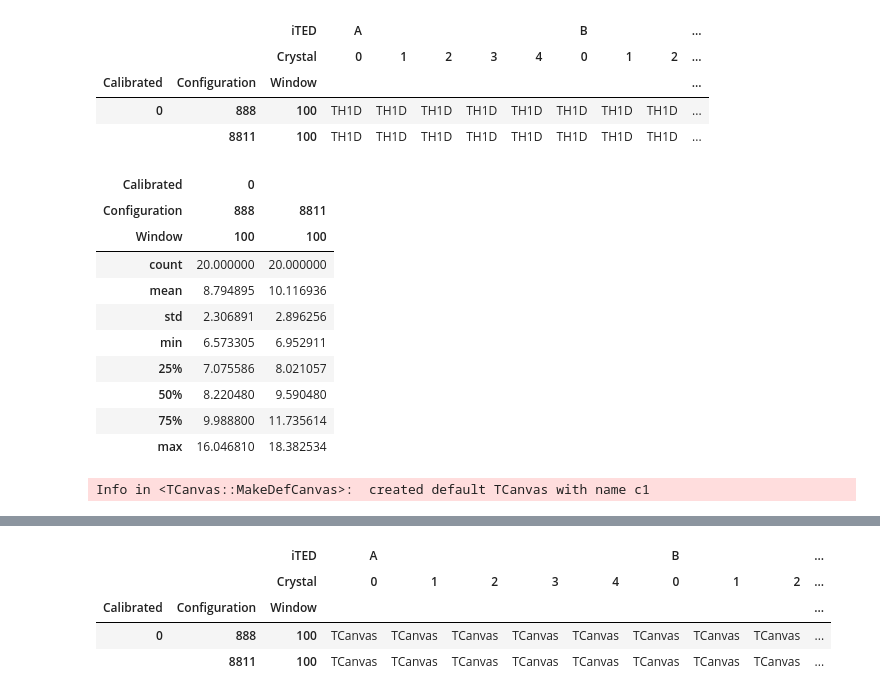
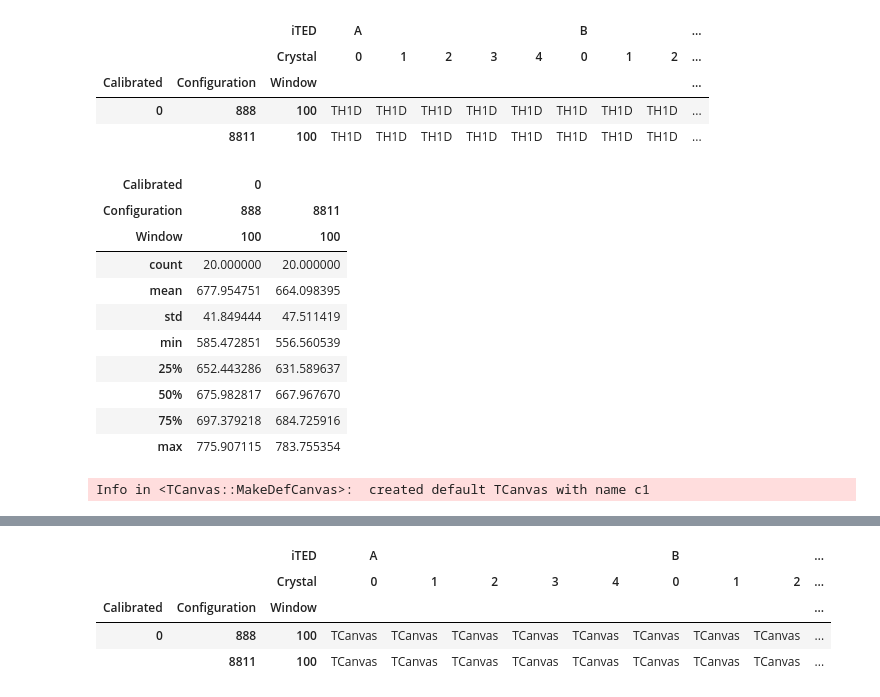
Before and after one commit to BGameiro2000/nucphys-thesis, a Jupyter notebook: code/analysis/PyROOT_resolution_Cs137.ipynb, the cells around one changed output, grey strips where cells are left out. Saved outputs shown, nothing was run; the diff lists cells and outputs as text; code cells hidden in the pictures.

Commit message:
Code: Calibrations are now used

```diff
--- a/code/analysis/PyROOT_resolution_Cs137.ipynb
+++ b/code/analysis/PyROOT_resolution_Cs137.ipynb
@@ -135,9 +171,10 @@ spectra.applymap(lambda x: type(x[0]).__name__)
 | 0 | 888 | 100 | TH1D | TH1D | TH1D | TH1D | TH1D | TH1D | TH1D | TH1D | ... |
 |  | 8811 | 100 | TH1D | TH1D | TH1D | TH1D | TH1D | TH1D | TH1D | TH1D | ... |
 # %%
-def get_resolution(cell):
+def get_resolution(cell, calibration=False):
 
     TH1D, label = cell
+    iTED, Crystal, _, Config, Window = label.split(".")
 
     TH1D.GetXaxis().SetRange(TH1D.FindBin(100),TH1D.FindBin(400))
 
@@ -147,12 +184,23 @@ def get_resolution(cell):
     ADC_High = MaxBin+40
 
     gaussFit = ROOT.TF1("gaussFit", "pol1(0)+gaus(2)", ADC_Low, ADC_High)
-
     gaussFit.SetParameters(1000,-1,TH1D.GetMaximum(),MaxBin,10)
-
     TH1D.Fit(gaussFit,"QR")
 
-    return abs(2*numpy.sqrt(2*numpy.log(2))*gaussFit.GetParameter(4)/gaussFit.GetParameter(3))*100
+    sigma = abs(gaussFit.GetParameter(4))
+    centroid = gaussFit.GetParameter(3)
+
+    if not calibration:
+        x1 = centroid+sigma*numpy.sqrt(2*numpy.log(2))
+        x2 = centroid-sigma*numpy.sqrt(2*numpy.log(2))
+    else:
+        x1 = calibration(centroid+sigma*numpy.sqrt(2*numpy.log(2)),iTED_cal[:][iTED,int(Crystal)])
+        x2 = calibration(centroid-sigma*numpy.sqrt(2*numpy.log(2)),iTED_cal[:][iTED,int(Crystal)])
+        centroid = calibration(centroid,iTED_cal[:][iTED,int(Crystal)])
+
+    fwhm = x1-x2
+
+    return centroid, (fwhm/centroid)*100
 # %%
 def TH1D_draw(cell):
 
@@ -173,18 +227,17 @@ def TH1D_draw(cell):
 
     return canvas
 # %%
-resolution = spectra.applymap(get_resolution)
-resolution.T.describe()
+spectra.applymap(lambda x: get_resolution(x,E_cal)[0]).T.describe()
 # %% [output]
 | Calibrated | 0 |  |
 | Configuration | 888 | 8811 |
 | Window | 100 | 100 |
 | count | 20.000000 | 20.000000 |
-| mean | 8.794895 | 10.116936 |
-| std | 2.306891 | 2.896256 |
-| min | 6.573305 | 6.952911 |
-| 25% | 7.075586 | 8.021057 |
-| 50% | 8.220480 | 9.590480 |
-| 75% | 9.988800 | 11.735614 |
-| max | 16.046810 | 18.382534 |
+| mean | 677.954751 | 664.098395 |
+| std | 41.849444 | 47.511419 |
+| min | 585.472851 | 556.560539 |
+| 25% | 652.443286 | 631.589637 |
+| 50% | 675.982817 | 667.967670 |
+| 75% | 697.379218 | 684.725916 |
+| max | 775.907115 | 783.755354 |
 Info in <TCanvas::MakeDefCanvas>:  created default TCanvas with name c1
```
Also changed, not shown: parts of 3 cells of this notebook.
